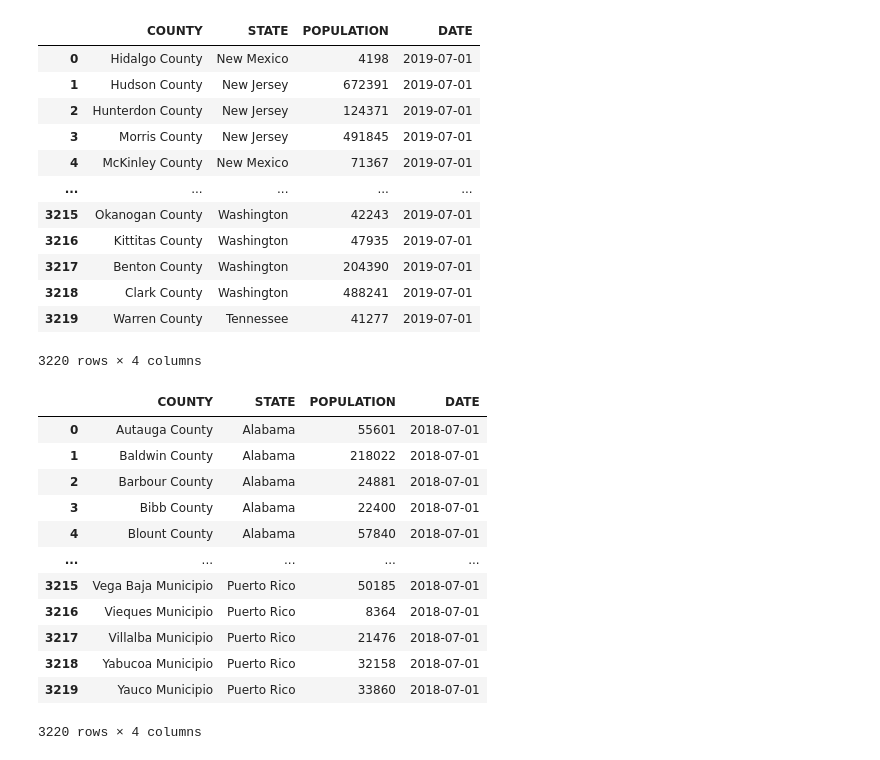
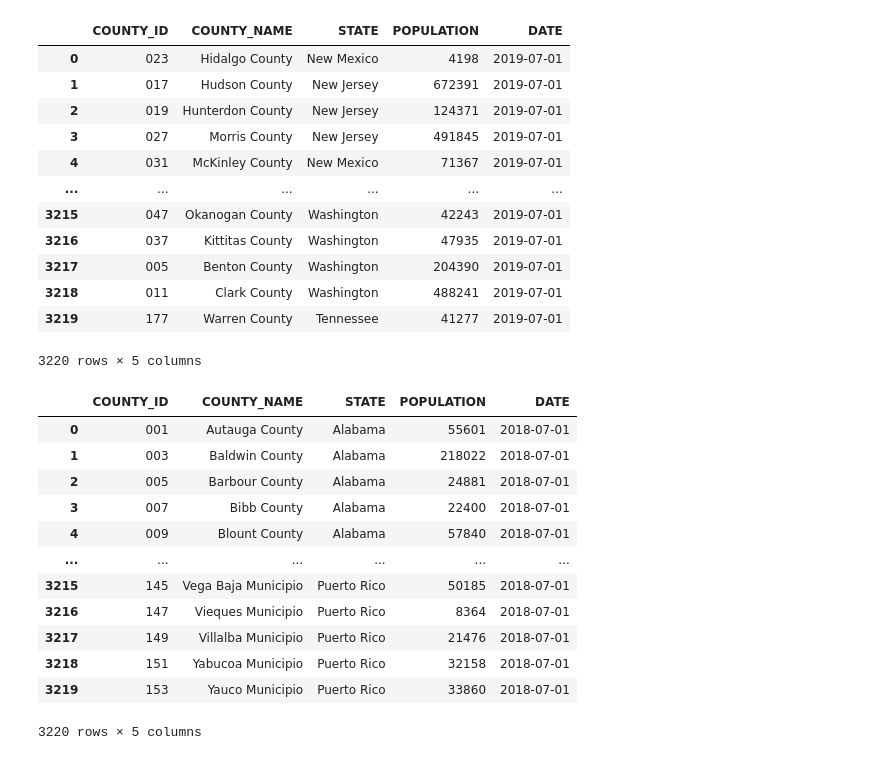
Before and after one commit to sdinespierce/etl_project, a Jupyter notebook: Census/county_population.ipynb, the cells around one changed output. Cells and saved outputs as stored; diff of their text form; code cells hidden in the pictures.

```diff
--- a/Census/county_population.ipynb
+++ b/Census/county_population.ipynb
@@ -20,33 +20,33 @@ response_json = response.json()
 # %%
 #Create and rename Dataframe
 census_2019_county = pd.DataFrame(response.json()[1:], columns=response.json()[0]).rename(columns=
-{"NAME":"COUNTY, STATE", "POP":"POPULATION","DATE_DESC":"DATE","state":"State Code", "county":"County Code"})
+{"NAME":"COUNTY, STATE", "POP":"POPULATION","DATE_DESC":"DATE","state":"State Code", "county":"COUNTY_ID"})
 census_2019_county["POPULATION"].astype(int)
 
 #string split
-census_2019_county[['COUNTY', 'STATE']] = census_2019_county['COUNTY, STATE'].str.split(',', 1, expand=True)
+census_2019_county[['COUNTY_NAME', 'STATE']] = census_2019_county['COUNTY, STATE'].str.split(',', 1, expand=True)
 census_2019_county[['DATE', 'Trash']] = census_2019_county['DATE'].str.split(' ', 1, expand=True)
 
 #convert Date to a datetime object
 census_2019_county['DATE'] = pd.to_datetime(census_2019_county['DATE'])
 #reduced dataframe
-census_2019_county = census_2019_county[["COUNTY","STATE","POPULATION","DATE"]]
+census_2019_county = census_2019_county[["COUNTY_ID","COUNTY_NAME","STATE","POPULATION","DATE"]]
 
 census_2019_county
 # %% [output]
-|  | COUNTY | STATE | POPULATION | DATE |
-| 0 | Hidalgo County | New Mexico | 4198 | 2019-07-01 |
-| 1 | Hudson County | New Jersey | 672391 | 2019-07-01 |
-| 2 | Hunterdon County | New Jersey | 124371 | 2019-07-01 |
-| 3 | Morris County | New Jersey | 491845 | 2019-07-01 |
-| 4 | McKinley County | New Mexico | 71367 | 2019-07-01 |
-| ... | ... | ... | ... | ... |
-| 3215 | Okanogan County | Washington | 42243 | 2019-07-01 |
-| 3216 | Kittitas County | Washington | 47935 | 2019-07-01 |
-| 3217 | Benton County | Washington | 204390 | 2019-07-01 |
-| 3218 | Clark County | Washington | 488241 | 2019-07-01 |
-| 3219 | Warren County | Tennessee | 41277 | 2019-07-01 |
+|  | COUNTY_ID | COUNTY_NAME | STATE | POPULATION | DATE |
+| 0 | 023 | Hidalgo County | New Mexico | 4198 | 2019-07-01 |
+| 1 | 017 | Hudson County | New Jersey | 672391 | 2019-07-01 |
+| 2 | 019 | Hunterdon County | New Jersey | 124371 | 2019-07-01 |
+| 3 | 027 | Morris County | New Jersey | 491845 | 2019-07-01 |
+| 4 | 031 | McKinley County | New Mexico | 71367 | 2019-07-01 |
+| ... | ... | ... | ... | ... | ... |
+| 3215 | 047 | Okanogan County | Washington | 42243 | 2019-07-01 |
+| 3216 | 037 | Kittitas County | Washington | 47935 | 2019-07-01 |
+| 3217 | 005 | Benton County | Washington | 204390 | 2019-07-01 |
+| 3218 | 011 | Clark County | Washington | 488241 | 2019-07-01 |
+| 3219 | 177 | Warren County | Tennessee | 41277 | 2019-07-01 |
-3220 rows × 4 columns
+3220 rows × 5 columns
 # %%
 # Save as a csv
 # Note to avoid any issues later, use encoding="utf-8"
@@ -59,34 +59,34 @@ response_json = response.json()
 # %%
 #Create and rename Dataframe
 census_2018_county = pd.DataFrame(response.json()[1:], columns=response.json()[0]).rename(columns=
-{"GEONAME":"COUNTY, STATE", "POP":"POPULATION","DATE_DESC":"DATE","state":"State Code", "county":"County Code"})
+{"GEONAME":"COUNTY, STATE", "POP":"POPULATION","DATE_DESC":"DATE","state":"State Code", "county":"COUNTY_ID"})
 census_2018_county["POPULATION"].astype(int)
 
 #string split
-census_2018_county[['COUNTY', 'STATE']] = census_2018_county['COUNTY, STATE'].str.split(',', 1, expand=True)
+census_2018_county[['COUNTY_NAME', 'STATE']] = census_2018_county['COUNTY, STATE'].str.split(',', 1, expand=True)
 census_2018_county[['DATE', 'Trash']] = census_2018_county['DATE'].str.split(' ', 1, expand=True)
 
 #convert Date to a datetime object
 census_2018_county['DATE'] = pd.to_datetime(census_2018_county['DATE'])
 
 #reduced dataframe
-census_2018_county = census_2018_county[["COUNTY","STATE","POPULATION","DATE"]]
+census_2018_county = census_2018_county[["COUNTY_ID","COUNTY_NAME","STATE","POPULATION","DATE"]]
 
 census_2018_county
 # %% [output]
-|  | COUNTY | STATE | POPULATION | DATE |
-| 0 | Autauga County | Alabama | 55601 | 2018-07-01 |
-| 1 | Baldwin County | Alabama | 218022 | 2018-07-01 |
-| 2 | Barbour County | Alabama | 24881 | 2018-07-01 |
-| 3 | Bibb County | Alabama | 22400 | 2018-07-01 |
-| 4 | Blount County | Alabama | 57840 | 2018-07-01 |
-| ... | ... | ... | ... | ... |
-| 3215 | Vega Baja Municipio | Puerto Rico | 50185 | 2018-07-01 |
-| 3216 | Vieques Municipio | Puerto Rico | 8364 | 2018-07-01 |
-| 3217 | Villalba Municipio | Puerto Rico | 21476 | 2018-07-01 |
-| 3218 | Yabucoa Municipio | Puerto Rico | 32158 | 2018-07-01 |
-| 3219 | Yauco Municipio | Puerto Rico | 33860 | 2018-07-01 |
+|  | COUNTY_ID | COUNTY_NAME | STATE | POPULATION | DATE |
+| 0 | 001 | Autauga County | Alabama | 55601 | 2018-07-01 |
+| 1 | 003 | Baldwin County | Alabama | 218022 | 2018-07-01 |
+| 2 | 005 | Barbour County | Alabama | 24881 | 2018-07-01 |
+| 3 | 007 | Bibb County | Alabama | 22400 | 2018-07-01 |
+| 4 | 009 | Blount County | Alabama | 57840 | 2018-07-01 |
+| ... | ... | ... | ... | ... | ... |
+| 3215 | 145 | Vega Baja Municipio | Puerto Rico | 50185 | 2018-07-01 |
+| 3216 | 147 | Vieques Municipio | Puerto Rico | 8364 | 2018-07-01 |
+| 3217 | 149 | Villalba Municipio | Puerto Rico | 21476 | 2018-07-01 |
+| 3218 | 151 | Yabucoa Municipio | Puerto Rico | 32158 | 2018-07-01 |
+| 3219 | 153 | Yauco Municipio | Puerto Rico | 33860 | 2018-07-01 |
-3220 rows × 4 columns
+3220 rows × 5 columns
 # %%
 # Save as a csv
 # Note to avoid any issues later, use encoding="utf-8"
```
Also changed, not shown: parts of 2 cells of this notebook, 7 other files.
